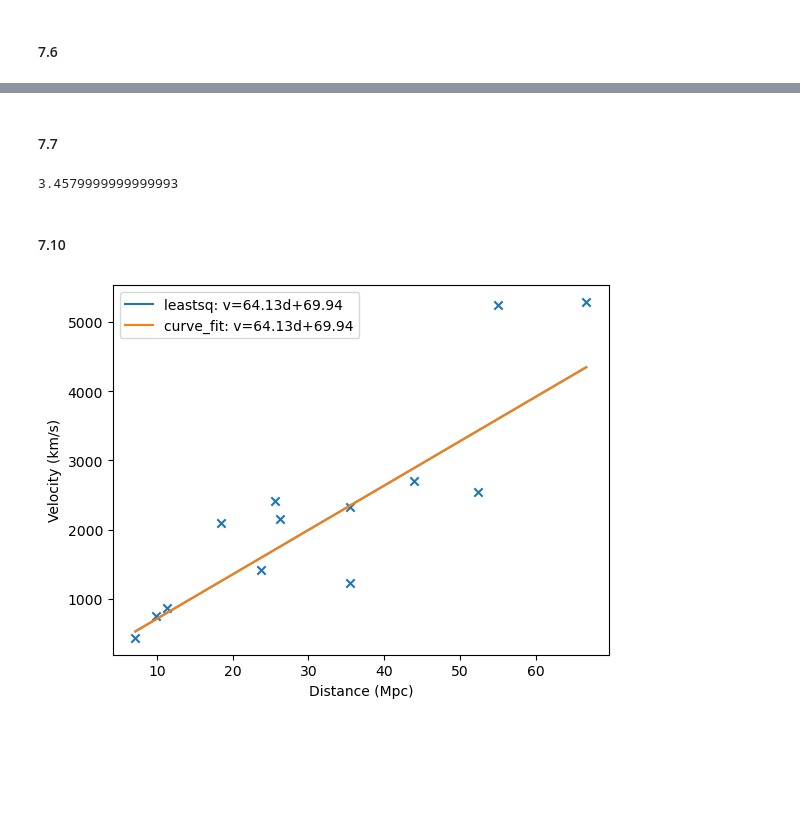
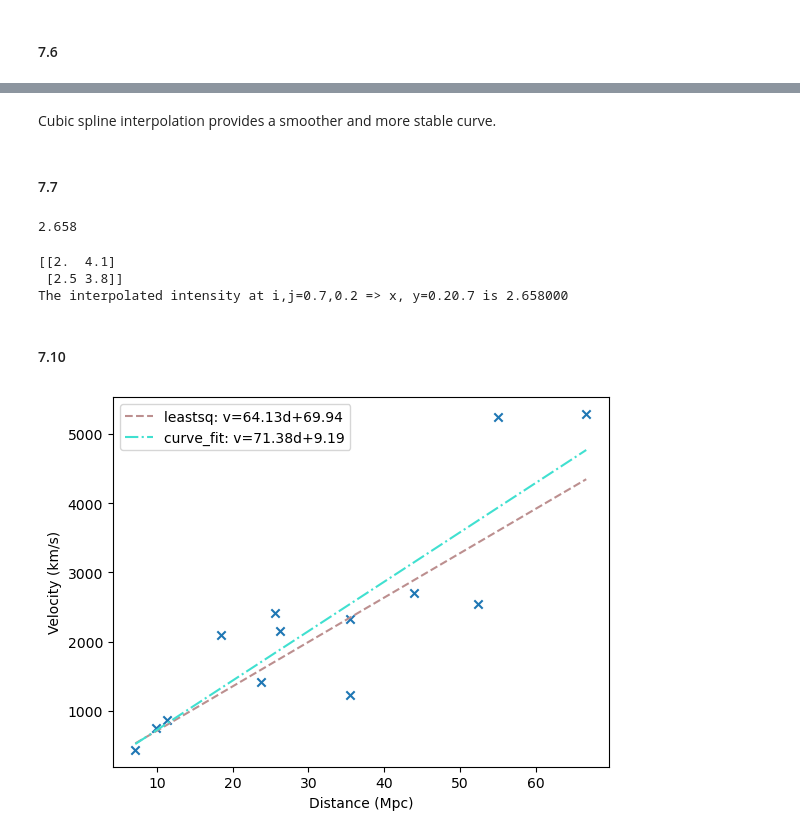
Before and after one commit to MarekRosberg/PROGNUM-repo, a Jupyter notebook: Task7/Week 7 Extra Assignments.ipynb, the cells around one changed output, grey strips where cells are left out. Saved outputs shown, nothing was run; the diff lists cells and outputs as text; code cells hidden in the pictures; blank space fills up the shorter version.

```diff
--- a/Task7/Week 7 Extra Assignments.ipynb
+++ b/Task7/Week 7 Extra Assignments.ipynb
@@ -153,3 +209,5 @@ print(interp.evaluate(5.5, 'spline'))
+# %% [markdown]
+Cubic spline interpolation provides a smoother and more stable curve.
 # %% [markdown]
 #### 7.7
 # %%
@@ -157,14 +215,56 @@ import numpy as np
 I = np.array([[2.0, 4.1],
               [2.5, 3.8]])
 
+# Iintp = (1-Lambda)*(1-mu)*I0 + Lambda*(1-mu)*I1 + mu*(1-Lambda)*I2 + Lambda*mu*I3
 x, y = 0.2, 0.7
-
-I_interp = (1-x)*(1-y)*I[0,0] + x*(1-y)*I[1,0] + \
-           (1-x)*y*I[0,1] + x*y*I[1,1]
+# x = mu (Horizontal interpolation parameter), y = lambda (vertical interpolation parameter)
+I_interp = (1-y)*(1-x)*I[0,0] + y*(1-x)*I[1,0] + x*(1-y)*I[0,1] + x*y*I[1,1]
 
 print(I_interp)
 # %% [output]
-3.4579999999999993
+2.658
+# %%
+import numpy as np
+
+def bilinearIP(I, col, row): # Make it X, Y compatible
+    '''I is a two dimensional array and iF,jF is the position at
+       which we want to interpolate. 'iF' must be bigger or equal to 0 and
+       smaller than the highest index of I in i. The same applies for jF'''
+    rowlen, collen= I.shape
+    i = int(row)
+    j = int(col)
+    if row - i == 0 and col - j == 0:  # Falls exactly on a gridpoint
+        return I[i,j]
+
+    inbounds = (0 <= j <= collen-1) and (0 <= i <= rowlen-1)
+    if not inbounds:
+        Iintp = None
+    else:
+        mu =  row - i
+        Lambda = col - j
+        # If we are at the last pixel at the right or bottom, then there
+        # is not a neighbour, so we take the pixel itself as the neighbour
+        I0 = I[i,j]
+        I1 = I[i,min(j+1,collen-1)]
+        I2 = I[min(i+1,rowlen-1),j]
+        I3 = I[min(i+1,rowlen-1),min(j+1,collen-1)]
+        Iintp = (1-Lambda)*(1-mu)*I0 + Lambda*(1-mu)*I1 + mu*(1-Lambda)*I2 + Lambda*mu*I3
+    return(Iintp)
+I = np.array([[2.0,4.1], [2.5,3.8]])
+print(I)
+
+row_y = 0.7 # Row position is y value
+col_x = 0.2  # Column position is x value
+
+Iintp = bilinearIP(I, col_x, row_y)
+if Iintp:
+    print(f"The interpolated intensity at i,j={row_y},{col_x} => x, y={col_x}{row_y} is {Iintp:.6f}")
+else:
+    print("One of the indices was outside the limits")
+# %% [output]
+[[2.  4.1]
+ [2.5 3.8]]
+The interpolated intensity at i,j=0.7,0.2 => x, y=0.20.7 is 2.658000
 # %% [markdown]
 #### 7.10
 # %%
@@ -200,35 +300,35 @@ def model(p, d):
     H0, c = p
     return H0*d + c
 # ----------------------------
 def residuals(p, d, v, sigma):
     return (v - model(p, d)) / sigma
 
-p0 = [70, 0]
+p0 = [70.0, 0] #Initial Guess
 params, _ = leastsq(residuals, p0, args=(d, v, sigma_v))
 
 H0_ls, c_ls = params
 # ------------------------------
 def f(d, H0, c):
     return H0*d + c
 
-params_cf, _ = curve_fit(f, d, v, sigma=sigma_v)
+params_cf, _ = curve_fit(f, d, v)
 
 H0_cf, c_cf = params_cf
 
 # ------------------------------------
 plt.scatter(d, v, marker='x')
 
 d_fit = np.linspace(min(d), max(d), 200)
 
 plt.plot(d_fit, f(d_fit, H0_ls, c_ls),
-         label=f"leastsq: v={H0_ls:.2f}d+{c_ls:.2f}")
+         label=f"leastsq: v={H0_ls:.2f}d+{c_ls:.2f}", linestyle='--', color='rosybrown')
 
 plt.plot(d_fit, f(d_fit, H0_cf, c_cf),
-         label=f"curve_fit: v={H0_cf:.2f}d+{c_cf:.2f}")
+         label=f"curve_fit: v={H0_cf:.2f}d+{c_cf:.2f}", linestyle='-.', color='turquoise')
 
 plt.xlabel("Distance (Mpc)")
 plt.ylabel("Velocity (km/s)")
 plt.legend()
 plt.show()
 # %% [output]
-[figure, old version]
+[figure, new version]
```
Also changed, not shown: parts of 4 cells of this notebook.
